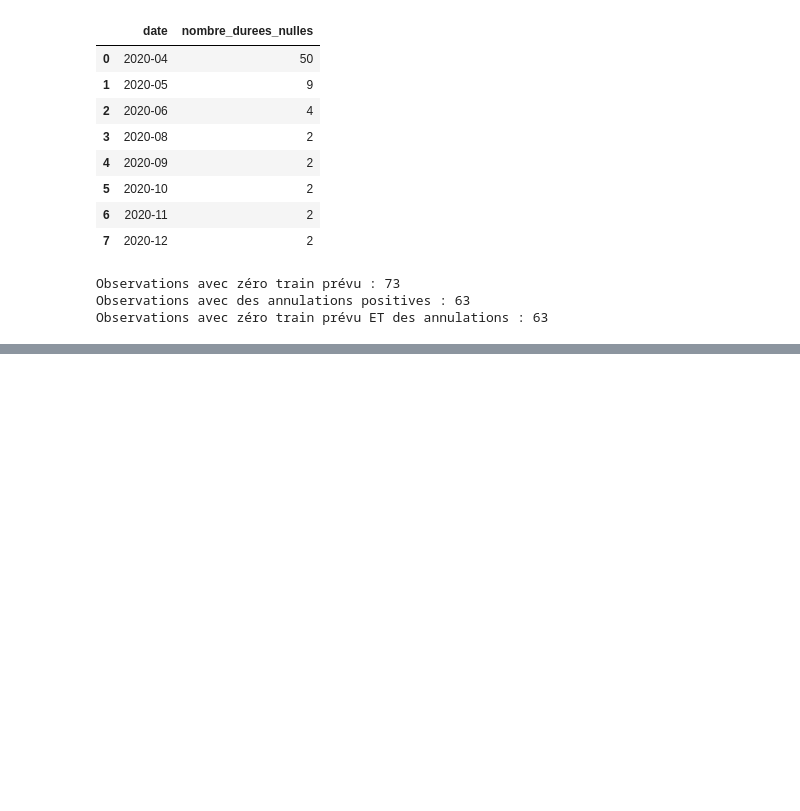
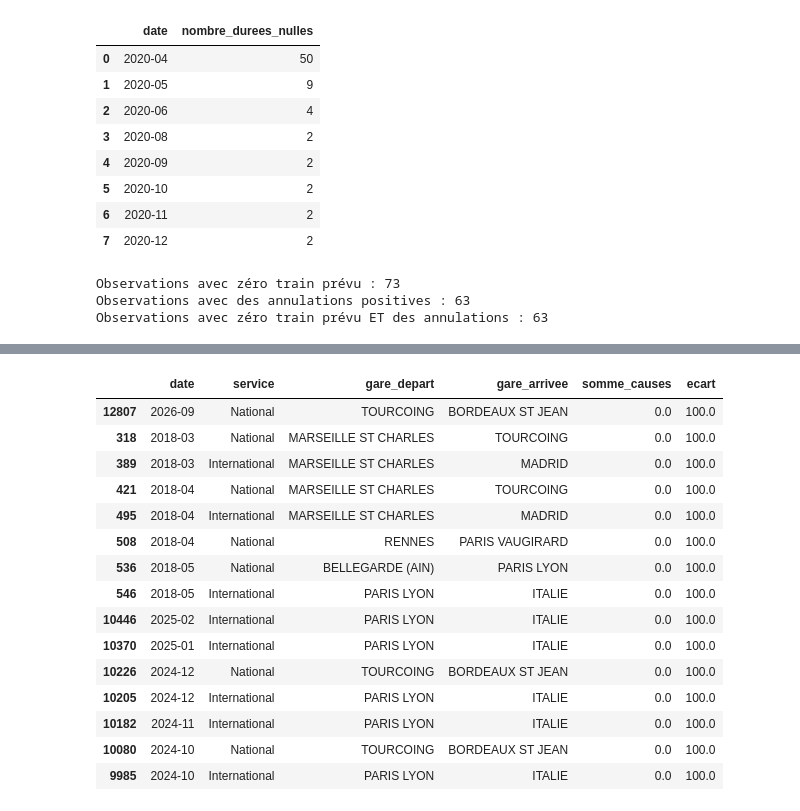
Before and after one commit to husseindakroube/IADATA701-PROJET, a Jupyter notebook: notebooks/01_eda_qualite.ipynb, the cells around one changed output, grey strips where cells are left out. Drawn from its saved outputs; the diff is of its cells as text; code cells hidden in the pictures; blank space fills up the shorter version.

```diff
--- a/notebooks/01_eda_qualite.ipynb
+++ b/notebooks/01_eda_qualite.ipynb
@@ -454,0 +648,72 @@ pas être supprimées automatiquement.
+# %%
+
+# Sélectionner les six colonnes des causes de retard.
+colonnes_causes = [
+    colonne
+    for colonne in data.columns
+    if colonne.startswith("prct_cause_")
+]
+
+# Convertir les pourcentages en valeurs numériques.
+causes = data[colonnes_causes].apply(
+    pd.to_numeric,
+    errors="coerce",
+)
+
+# Calculer la somme uniquement si les six valeurs existent.
+somme_causes = causes.sum(
+    axis=1,
+    min_count=len(colonnes_causes),
+)
+
+# Calculer l'écart absolu par rapport à 100 %.
+ecart_causes = (somme_causes - 100).abs()
+
+# Vérifier que les valeurs sont comprises entre 0 et 100.
+bornes_valides = causes.ge(0).all(axis=1) & causes.le(100).all(axis=1)
+
+# Sélectionner les observations avec un écart supérieur
+# à 0,1 point, en conservant les lignes complètes et valides.
+masque_anomalies = (
+    causes.notna().all(axis=1)
+    & bornes_valides
+    & ecart_causes.gt(0.1)
+)
+
+causes_incoherentes = data.loc[masque_anomalies].copy()
+
+causes_incoherentes["somme_causes"] = somme_causes.loc[
+    masque_anomalies
+]
+causes_incoherentes["ecart"] = ecart_causes.loc[
+    masque_anomalies
+]
+
+print("Nombre d'observations :", len(causes_incoherentes))
+
+# Répartition annuelle.
+print("\nRépartition par année :")
+display(
+    causes_incoherentes.assign(
+        annee=causes_incoherentes["date"].str[:4]
+    )
+    .groupby("annee")
+    .size()
+    .reset_index(name="nombre_anomalies")
+)
+
+# Statistiques sur l'amplitude des écarts.
+print("\nStatistiques des écarts :")
+display(causes_incoherentes["ecart"].describe())
+
+# Afficher les observations avec les plus grands écarts.
+print("\nObservations les plus incohérentes :")
+display(
+    causes_incoherentes[
+        ["date", "service", "gare_depart", "gare_arrivee",
+         "somme_causes", "ecart"]
+    ]
+    .sort_values("ecart", ascending=False)
+    .head(15)
+)
+# %% [output]
@@ -454,0 +744,16 @@ pas être supprimées automatiquement.
+|  | date | service | gare_depart | gare_arrivee | somme_causes | ecart |
+| 12807 | 2026-09 | National | TOURCOING | BORDEAUX ST JEAN | 0.0 | 100.0 |
+| 318 | 2018-03 | National | MARSEILLE ST CHARLES | TOURCOING | 0.0 | 100.0 |
+| 389 | 2018-03 | International | MARSEILLE ST CHARLES | MADRID | 0.0 | 100.0 |
+| 421 | 2018-04 | National | MARSEILLE ST CHARLES | TOURCOING | 0.0 | 100.0 |
+| 495 | 2018-04 | International | MARSEILLE ST CHARLES | MADRID | 0.0 | 100.0 |
+| 508 | 2018-04 | National | RENNES | PARIS VAUGIRARD | 0.0 | 100.0 |
+| 536 | 2018-05 | National | BELLEGARDE (AIN) | PARIS LYON | 0.0 | 100.0 |
+| 546 | 2018-05 | International | PARIS LYON | ITALIE | 0.0 | 100.0 |
+| 10446 | 2025-02 | International | PARIS LYON | ITALIE | 0.0 | 100.0 |
+| 10370 | 2025-01 | International | PARIS LYON | ITALIE | 0.0 | 100.0 |
+| 10226 | 2024-12 | National | TOURCOING | BORDEAUX ST JEAN | 0.0 | 100.0 |
+| 10205 | 2024-12 | International | PARIS LYON | ITALIE | 0.0 | 100.0 |
+| 10182 | 2024-11 | International | PARIS LYON | ITALIE | 0.0 | 100.0 |
+| 10080 | 2024-10 | National | TOURCOING | BORDEAUX ST JEAN | 0.0 | 100.0 |
+| 9985 | 2024-10 | International | PARIS LYON | ITALIE | 0.0 | 100.0 |
```
Also changed, not shown: parts of 13 cells of this notebook.
